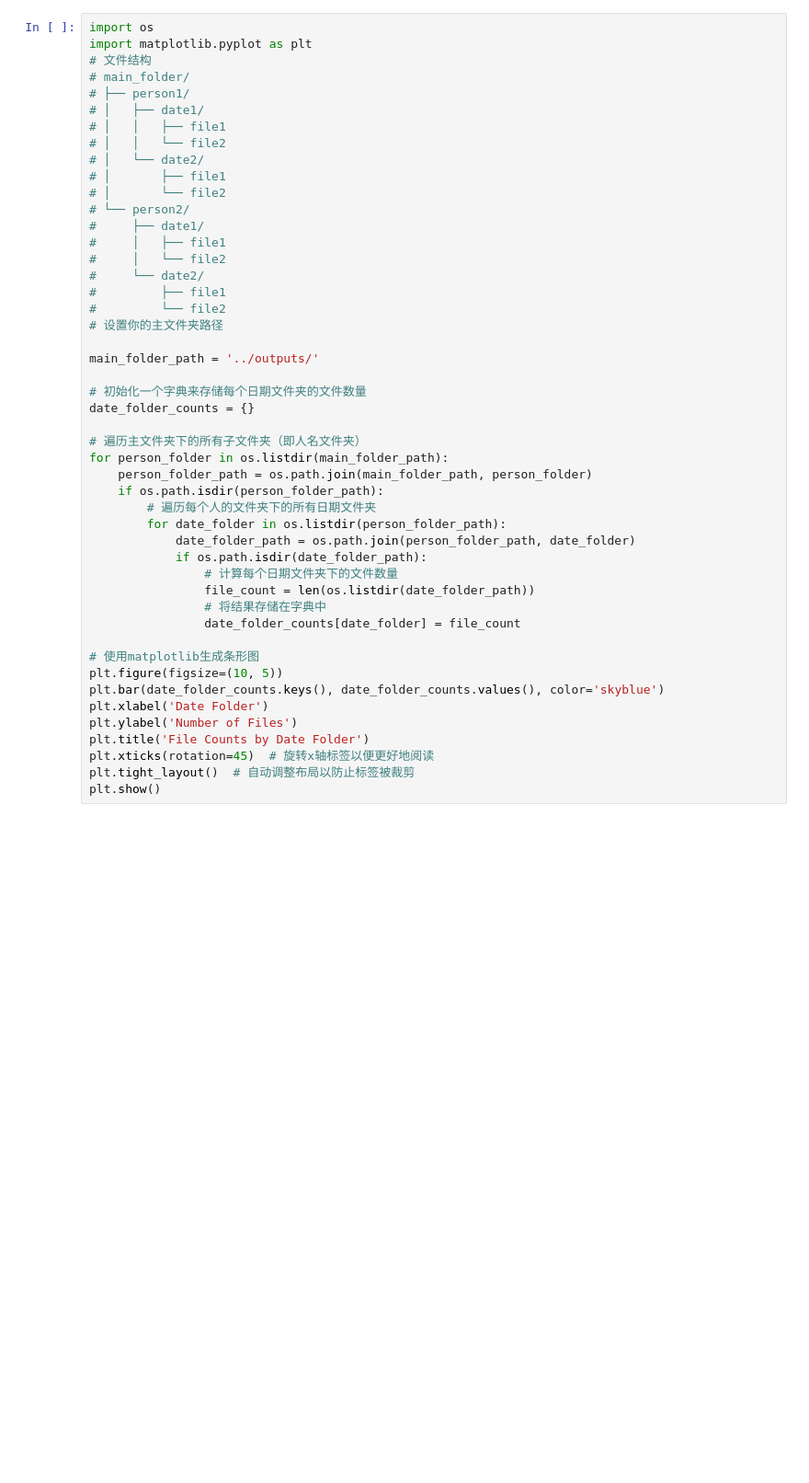
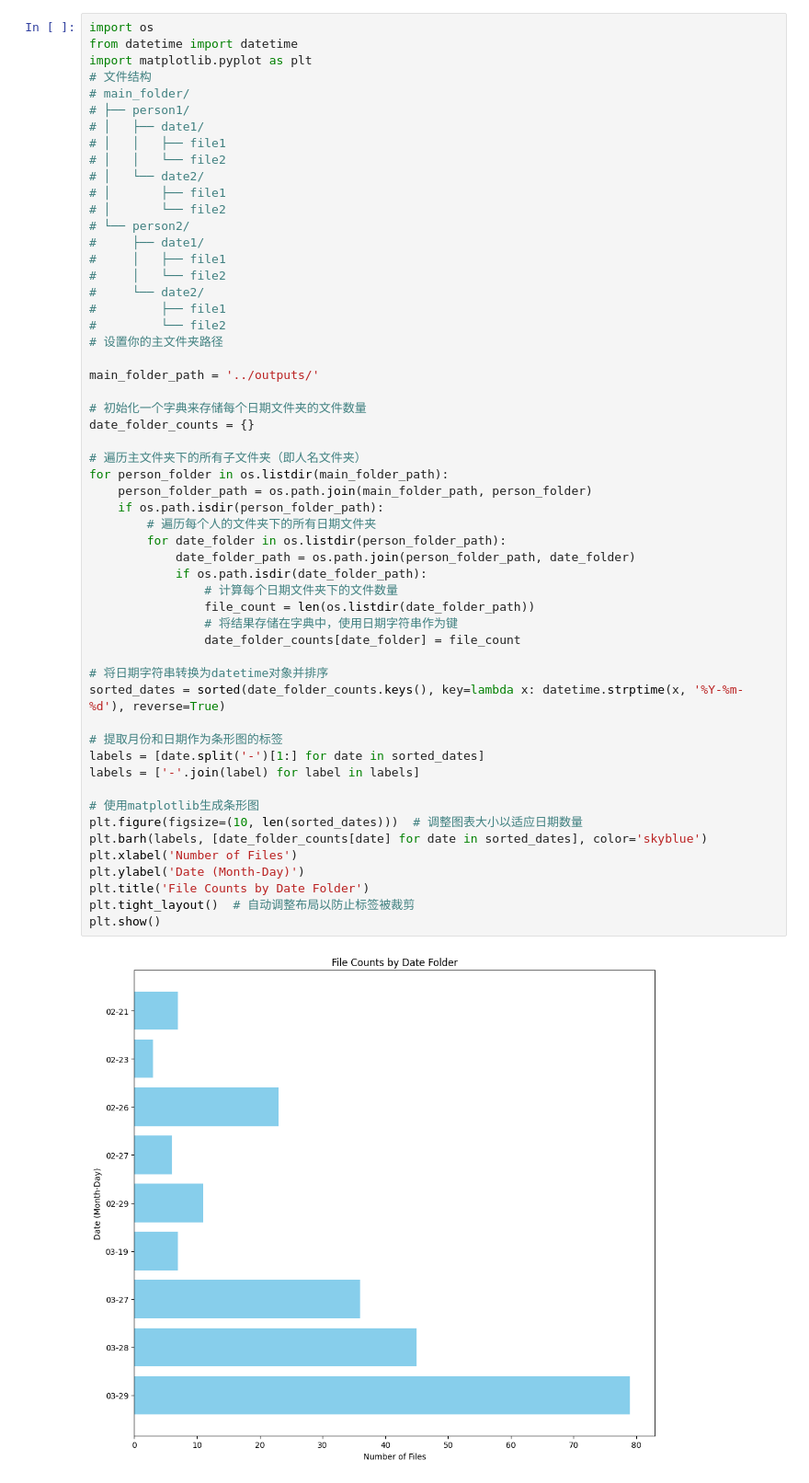
Before and after one commit to uiyo/IHNSimpleSDXL, a Jupyter notebook: statistic/daily_generation.ipynb, the cells around one changed output. Shown: that part at 92% size. Drawn from its saved outputs; the diff is of its cells as text; blank space fills up the shorter version.

```diff
--- a/statistic/daily_generation.ipynb
+++ b/statistic/daily_generation.ipynb
@@ -1,5 +1,6 @@
 # %%
 import os
+from datetime import datetime
 import matplotlib.pyplot as plt
 # 文件结构
 # main_folder/
@@ -13,36 +14,44 @@ import matplotlib.pyplot as plt
 # └── person2/
 #     ├── date1/
 #     │   ├── file1
 #     │   └── file2
 #     └── date2/
 #         ├── file1
 #         └── file2
 # 设置你的主文件夹路径
 
 main_folder_path = '../outputs/'
 
 # 初始化一个字典来存储每个日期文件夹的文件数量
 date_folder_counts = {}
 
 # 遍历主文件夹下的所有子文件夹（即人名文件夹）
 for person_folder in os.listdir(main_folder_path):
     person_folder_path = os.path.join(main_folder_path, person_folder)
     if os.path.isdir(person_folder_path):
         # 遍历每个人的文件夹下的所有日期文件夹
         for date_folder in os.listdir(person_folder_path):
             date_folder_path = os.path.join(person_folder_path, date_folder)
             if os.path.isdir(date_folder_path):
                 # 计算每个日期文件夹下的文件数量
                 file_count = len(os.listdir(date_folder_path))
-                # 将结果存储在字典中
+                # 将结果存储在字典中，使用日期字符串作为键
                 date_folder_counts[date_folder] = file_count
 
+# 将日期字符串转换为datetime对象并排序
+sorted_dates = sorted(date_folder_counts.keys(), key=lambda x: datetime.strptime(x, '%Y-%m-%d'), reverse=True)
+
+# 提取月份和日期作为条形图的标签
+labels = [date.split('-')[1:] for date in sorted_dates]
+labels = ['-'.join(label) for label in labels]
+
 # 使用matplotlib生成条形图
-plt.figure(figsize=(10, 5))
-plt.bar(date_folder_counts.keys(), date_folder_counts.values(), color='skyblue')
-plt.xlabel('Date Folder')
-plt.ylabel('Number of Files')
+plt.figure(figsize=(10, len(sorted_dates)))  # 调整图表大小以适应日期数量
+plt.barh(labels, [date_folder_counts[date] for date in sorted_dates], color='skyblue')
+plt.xlabel('Number of Files')
+plt.ylabel('Date (Month-Day)')
 plt.title('File Counts by Date Folder')
-plt.xticks(rotation=45)  # 旋转x轴标签以便更好地阅读
 plt.tight_layout()  # 自动调整布局以防止标签被裁剪
 plt.show()
+# %% [output]
+[figure, added]
```
